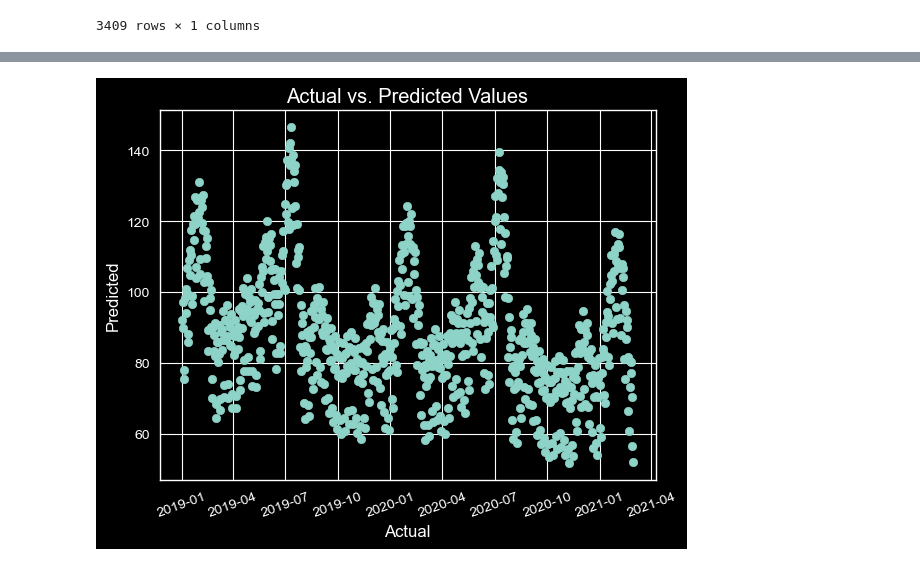
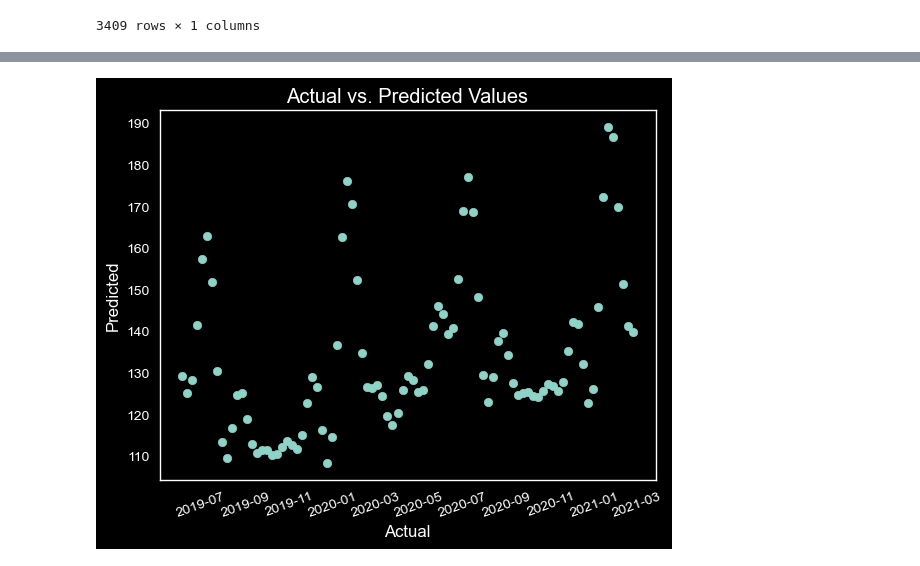
Before and after one commit to bakasheddy/time-series-forecasting-of-electricity-prices-of-a-District, a Jupyter notebook: practical time series analysis and forcast.ipynb, the cells around one changed output, grey strips where cells are left out. Drawn from its saved outputs; the diff is of its cells as text; code cells hidden in the pictures.

```diff
--- a/practical time series analysis and forcast.ipynb
+++ b/practical time series analysis and forcast.ipynb
@@ -131,9 +132,11 @@ plt.legend(handles=[TM, SL, GS, EP]);
 # %%
-avg_yr_EP = df_copy[['ElecPrice']].resample('7D').mean()
+avg_yr = df_copy[['ElecPrice']].resample('7D').mean()
 # %%
 plt.figure(figsize=(15,8))
 plt.xlabel('years')
-
+plt.style.use('ggplot')
+plt.style.use('dark_background')
+plt.grid(visible=False)
 plt.plot(avg_yr_EP.index, avg_yr_EP['ElecPrice'], color='b')
 # %% [output]
 [<matplotlib.lines.Line2D at 0x...>]
@@ -160,7 +163,7 @@ critical values:
 # %%
 #differenceing
 plt.style.use('dark_background')
-dif = avg_yr_EP['ElecPrice'] - avg_yr_EP['ElecPrice'].shift(1)
+dif = pd.DataFrame(avg_yr['ElecPrice'] - avg_yr['ElecPrice'].shift(1))
 plt.figure(figsize=(15,8))
 plt.title('Stationary data')
 plt.plot(dif)
@@ -202,5 +207,5 @@ critical values:
 # %%
-train = avg_yr_EP[avg_yr_EP.index < pd.to_datetime("2019-01-01", format='%Y-%m-%d')]
+train = dif[dif.index < pd.to_datetime("2019-01-01", format='%Y-%m-%d')]
 test = avg_yr_EP[avg_yr_EP.index > pd.to_datetime("2019-01-01", format='%Y-%m-%d')]
 # %%
 train = train.reset_index()
@@ -288,15 +293,16 @@ plt.show()
 # %%
 # Create a scatterplot of actual vs. predicted values
 plt.style.use('dark_background')
 plt.scatter(forecast['ds'], forecast['yhat'])
 plt.title('Actual vs. Predicted Values')
 plt.xlabel('Actual')
 plt.ylabel('Predicted')
 plt.style.use('ggplot')
 plt.xticks(rotation=20)
+plt.grid(visible=False)
 plt.show()
 # %% [output]
-[figure, old version]
+[figure, new version]
 # %%
 # Get the changepoints
 changepoints = m.changepoints
```
Also changed, not shown: parts of 19 cells of this notebook.
